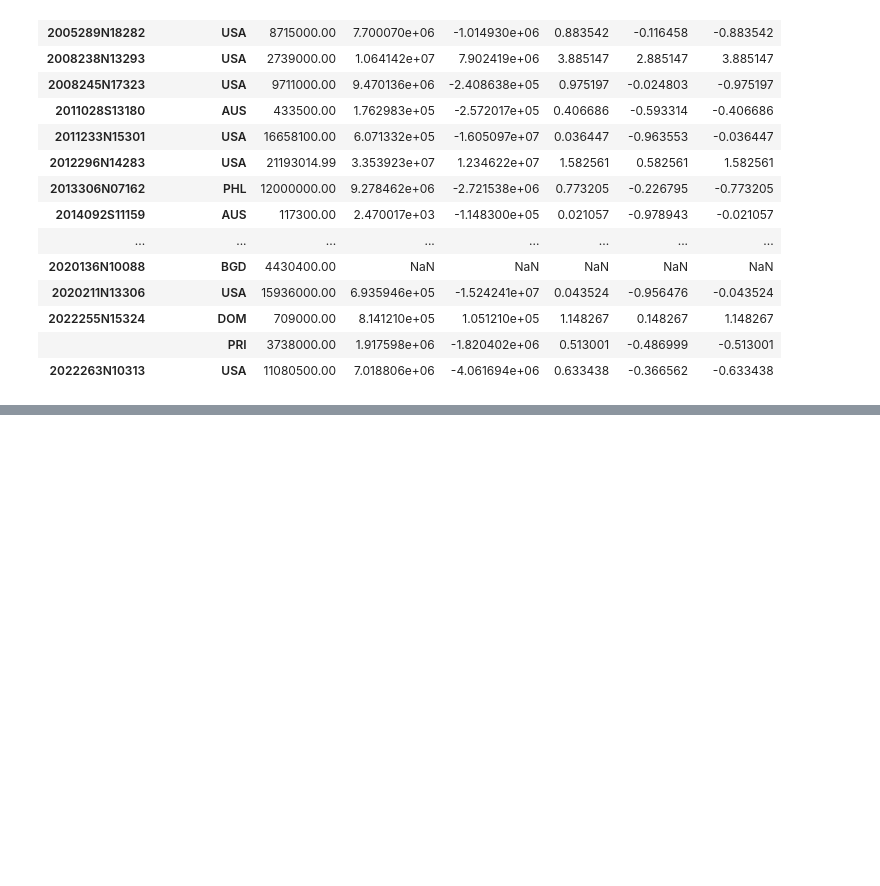
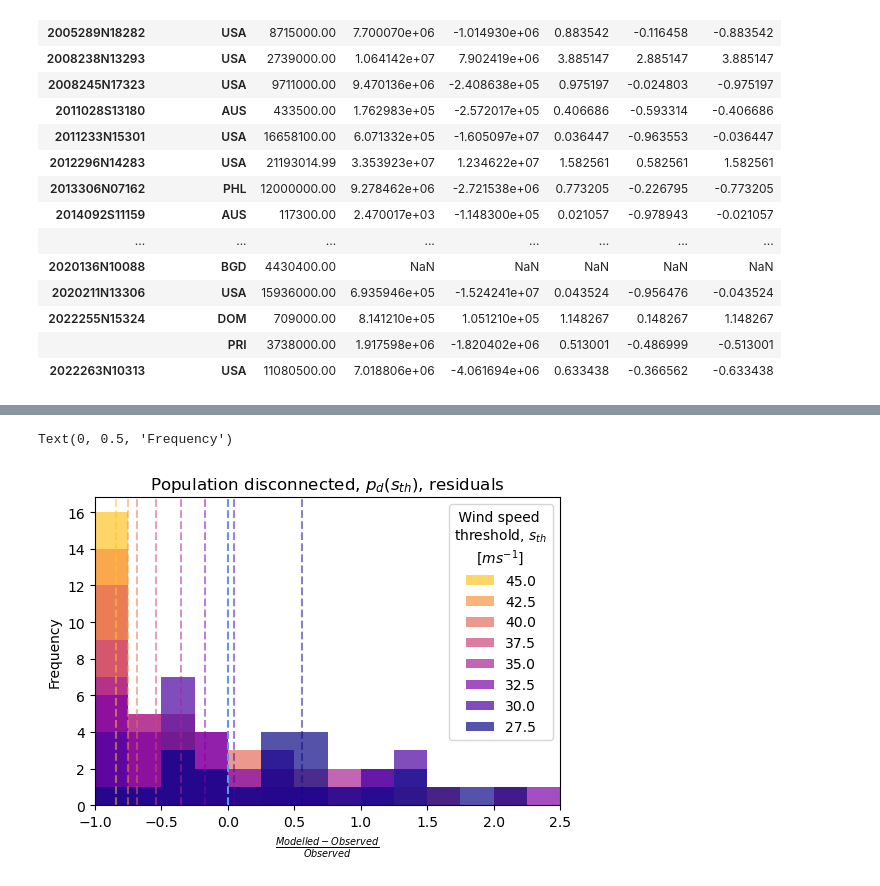
Before and after one commit to nismod/open-gira, a Jupyter notebook: validation/outage_model_validation.ipynb, the cells around one changed output, grey strips where cells are left out. Saved outputs shown, nothing was run; the diff lists cells and outputs as text; code cells hidden in the pictures; blank space fills up the shorter version.

```diff
--- a/validation/outage_model_validation.ipynb
+++ b/validation/outage_model_validation.ipynb
@@ -414,23 +412,26 @@ plot_residual_distribution_by_threshold(
 # %%
 # over plot residual distributions by threshold
 
 f, ax = plt.subplots(figsize=(6, 4))
 for threshold in thresholds[::-1]:
 
     error_norm = data.loc[threshold, :, :].error_norm
     ax.hist(
         error_norm,
         bins=np.linspace(-1, 2.5, 15),
         alpha=0.7,
         label=threshold,
         color=wind_cmap[threshold]
     )
     ax.axvline(np.nanmedian(error_norm), ls="--", c=wind_cmap[threshold], alpha=0.5)
 
 ax.axvline(0, ls="--", c="cornflowerblue")
 
 ax.set_xlim(-1, 2.5)
-ax.legend(title=" Wind speed\nthreshold, $s_{th}$\n     $[m s^{-1}]$", bbox_to_anchor=(1.3, 0.9))
+ax.legend(title=" Wind speed\nthreshold, $s_{th}$\n     $[m s^{-1}]$")
 ax.set_title("Population disconnected, $p_{d}(s_{th})$, residuals")
 ax.set_xlabel(r"$\frac{Modelled - Observed}{Observed}$")
 ax.set_ylabel("Frequency")
+# %% [output]
+Text(0, 0.5, 'Frequency')
+[figure, added]
```
Also changed, not shown: parts of 10 cells of this notebook.
